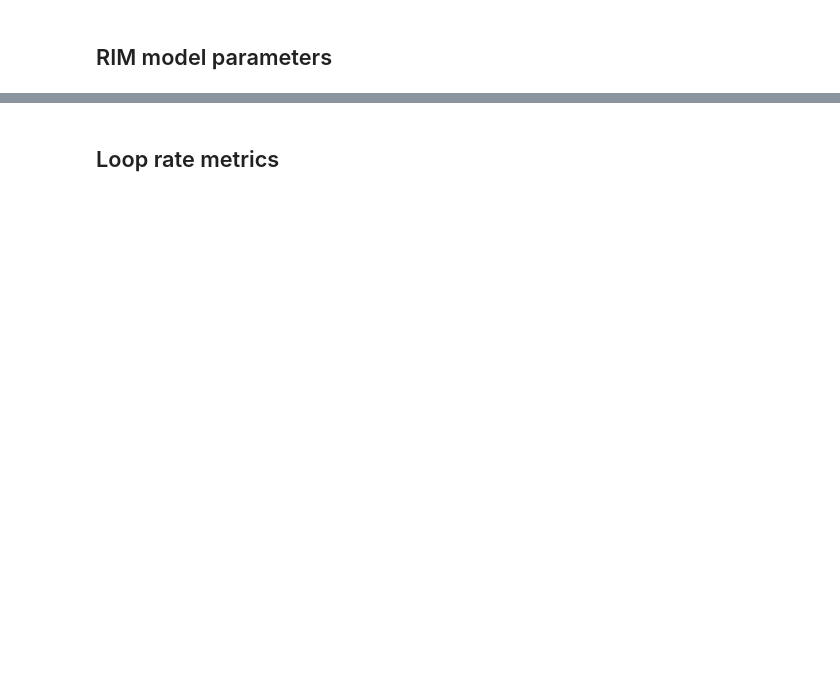
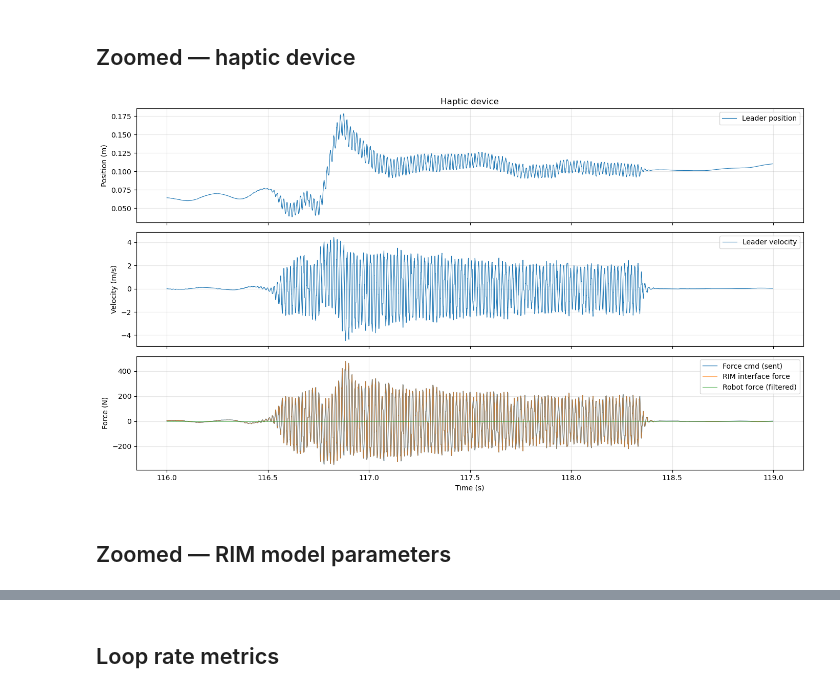
Before and after one commit to McGill-Applied-Dynamics-Lab/adl-ros2, a Jupyter notebook: experiments/rim/experiment_analysis.ipynb, the cells around one changed output, grey strips where cells are left out. Saved outputs shown, nothing was run; the diff lists cells and outputs as text; code cells hidden in the pictures; blank space fills up the shorter version.

```diff
--- a/experiments/rim/experiment_analysis.ipynb
+++ b/experiments/rim/experiment_analysis.ipynb
@@ -50,29 +137,33 @@ if "tracking" in streams:
+# %% [markdown]
+## Zoomed — haptic device
 # %%
 if "haptic" in streams:
-    hap = streams["haptic"]
+    hap = clip(streams["haptic"])
     fig, axes = plt.subplots(3, 1, figsize=(14, 8), sharex=True)
 
-    axes[0].plot(hap["t"], hap["leader_pos"], lw=0.6, label="Leader position")
+    axes[0].plot(hap["t"], hap["leader_pos"], lw=0.8, label="Leader position")
     axes[0].set(ylabel="Position (m)", title="Haptic device")
     axes[0].legend()
 
-    axes[1].plot(hap["t"], hap["leader_vel"], lw=0.6, label="Leader velocity")
+    axes[1].plot(hap["t"], hap["leader_vel"], lw=0.8, label="Leader velocity")
     axes[1].set(ylabel="Velocity (m/s)")
     axes[1].legend()
 
-    axes[2].plot(hap["t"], hap["force_cmd"],          lw=0.8, label="Force cmd (sent)")
+    axes[2].plot(hap["t"], hap["force_cmd"],          lw=1.0, label="Force cmd (sent)")
     if "rim_interface_force" in hap.columns:
-        axes[2].plot(hap["t"], hap["rim_interface_force"], lw=0.6, alpha=0.7, label="RIM interface force")
+        axes[2].plot(hap["t"], hap["rim_interface_force"], lw=0.8, alpha=0.7, label="RIM interface force")
     if "robot_force" in hap.columns:
-        axes[2].plot(hap["t"], hap["robot_force"],         lw=0.6, alpha=0.7, label="Robot force (filtered)")
+        axes[2].plot(hap["t"], hap["robot_force"],         lw=0.8, alpha=0.7, label="Robot force (filtered)")
     axes[2].set(xlabel="Time (s)", ylabel="Force (N)")
     axes[2].legend()
 
     for ax in axes:
         ax.grid(True, alpha=0.3)
     plt.tight_layout()
     plt.show()
+# %% [output]
+[figure, added]
 # %% [markdown]
-## RIM model parameters
+## Zoomed — RIM model parameters
 # %%
 if "rim_model" in streams:
```
Also changed, not shown: parts of 18 cells of this notebook, 1 other file.
